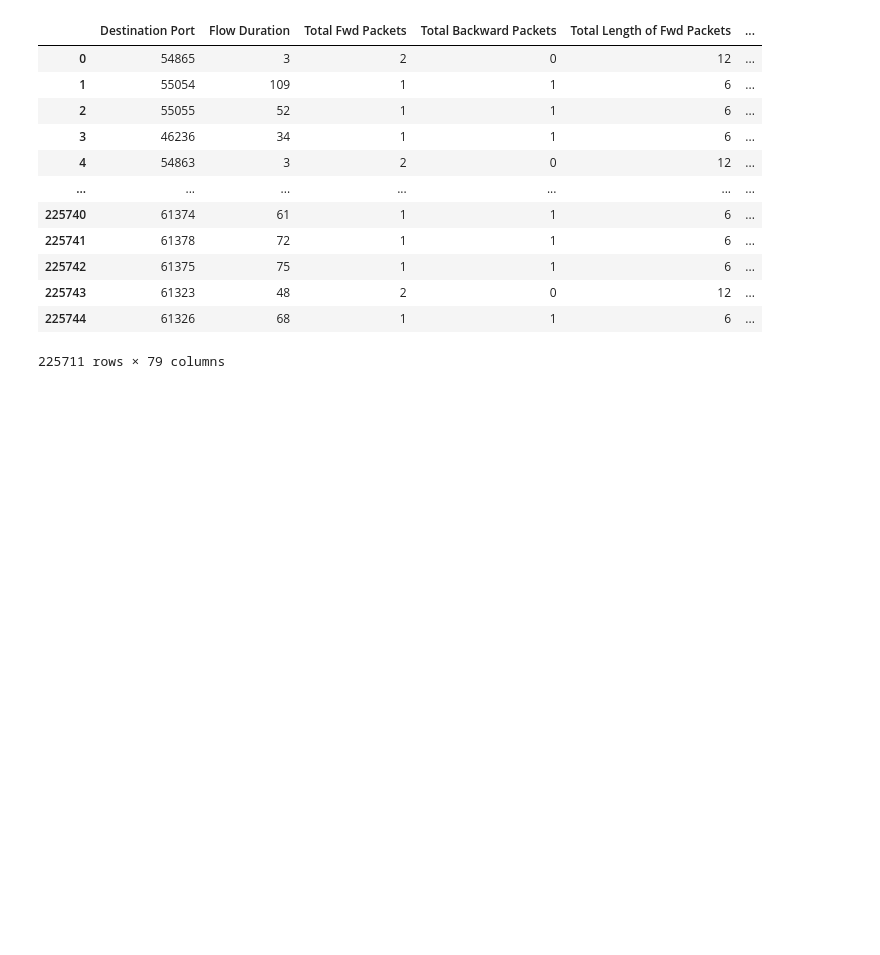
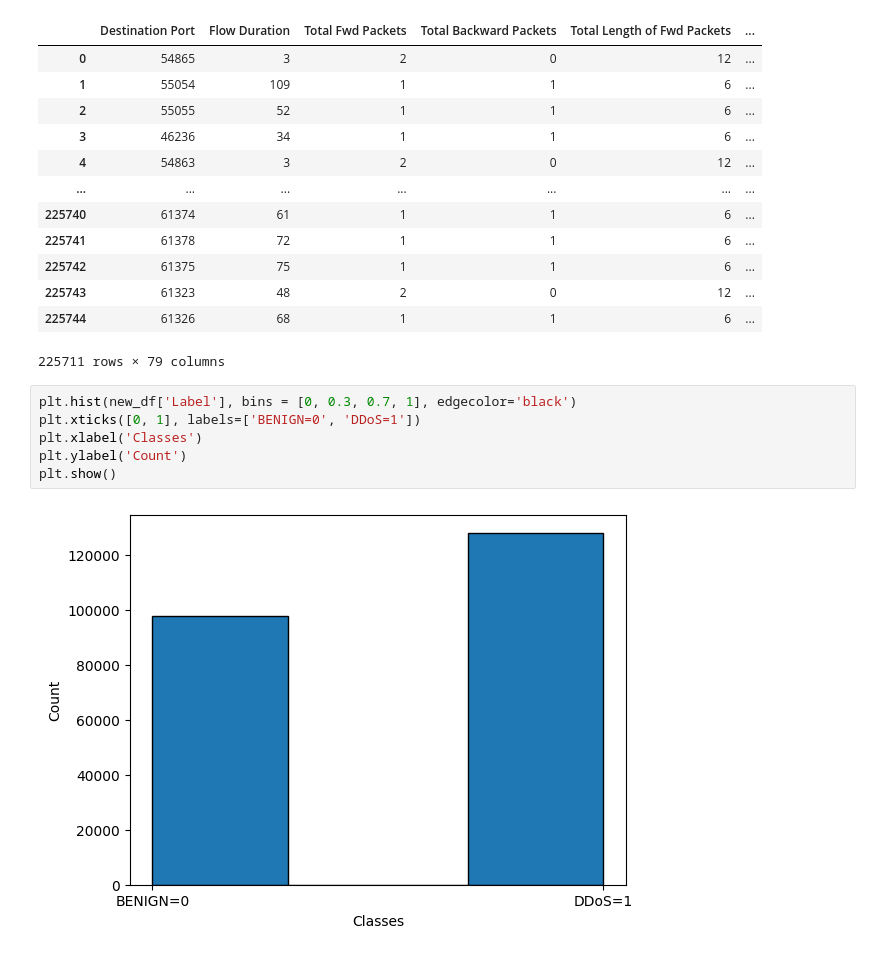
Before and after one commit to Brandon-Kee/DDoS-Classification, a Jupyter notebook: DDOS-Analysis.ipynb, the cells around one changed output. Cells and saved outputs as stored; diff of their text form; blank space fills up the shorter version.

```diff
--- a/DDOS-Analysis.ipynb
+++ b/DDOS-Analysis.ipynb
@@ -88,3 +88,11 @@ new_df
 | 225743 | 61323 | 48 | 2 | 0 | 12 | ... |
 | 225744 | 61326 | 68 | 1 | 1 | 6 | ... |
 225711 rows × 79 columns
+# %%
+plt.hist(new_df['Label'], bins = [0, 0.3, 0.7, 1], edgecolor='black')
+plt.xticks([0, 1], labels=['BENIGN=0', 'DDoS=1'])
+plt.xlabel('Classes')
+plt.ylabel('Count')
+plt.show()
+# %% [output]
+[figure, added]
```
Also changed, not shown: parts of 6 cells of this notebook.
